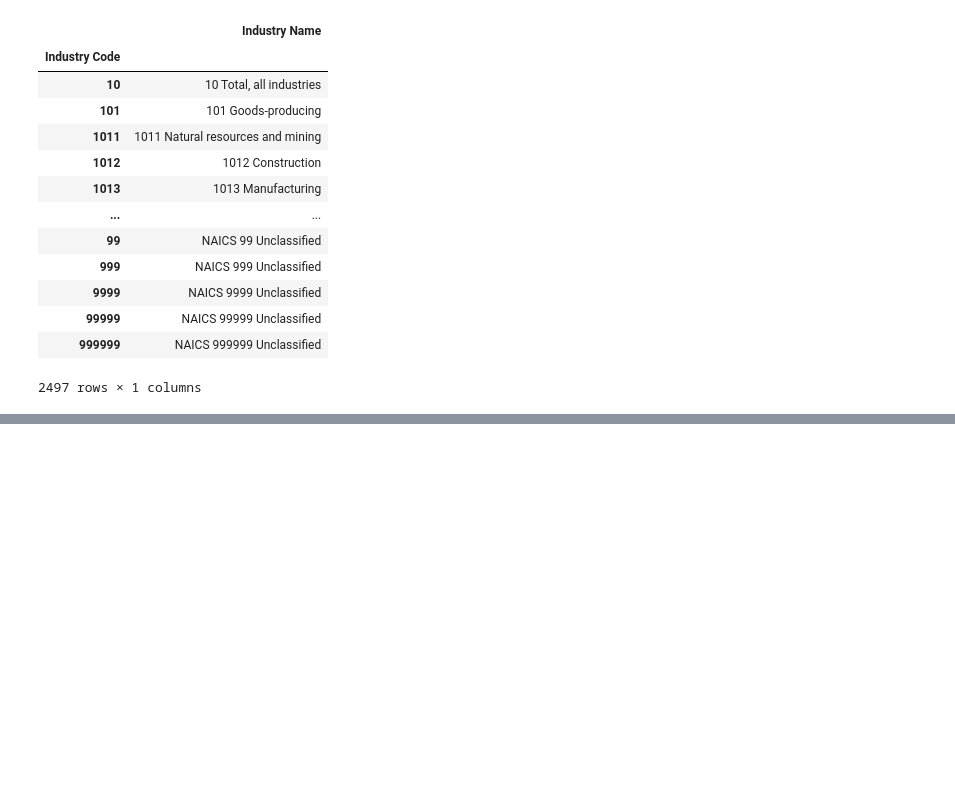
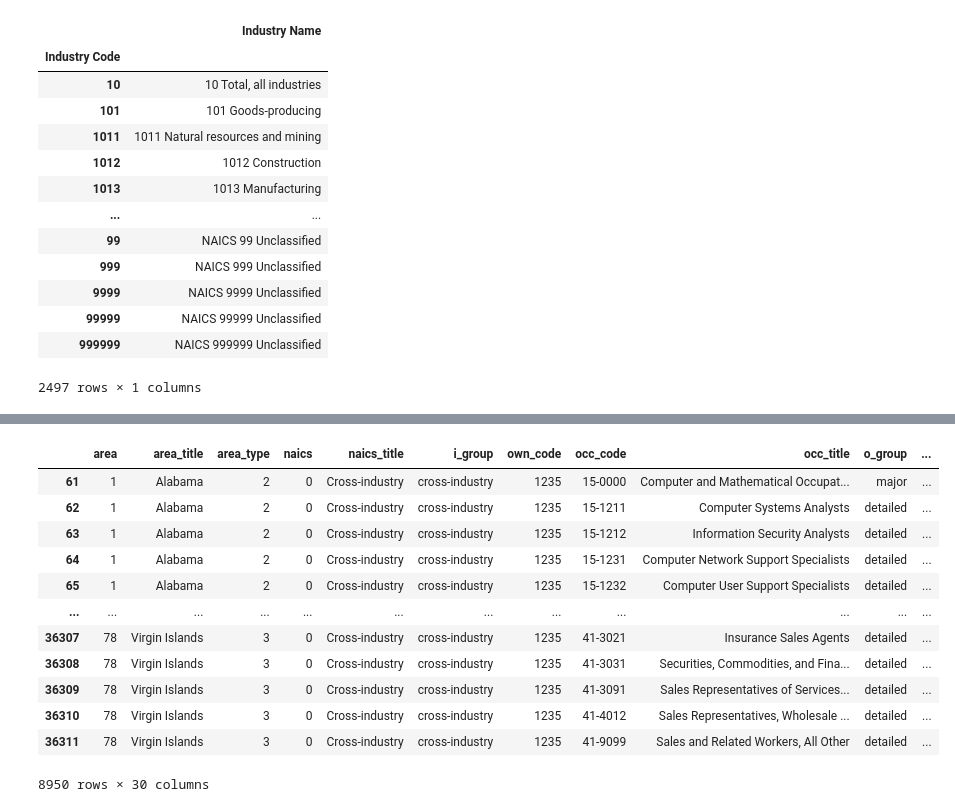
Before and after one commit to tah96/Career-Evaluation-Tool, a Jupyter notebook: geo_data_csvs/csv_cleaner.ipynb, the cells around one changed output, grey strips where cells are left out. Cells and saved outputs as stored; diff of their text form; code cells hidden in the pictures; blank space fills up the shorter version.

```diff
--- a/geo_data_csvs/csv_cleaner.ipynb
+++ b/geo_data_csvs/csv_cleaner.ipynb
@@ -131,0 +164,20 @@ national_table
+# %%
+codes = ['15-', '23-', '25-', '29-',
+           '31-', '41-']
+
+searchstr = '|'.join(codes)
+state_table[state_table['occ_code'].str.contains(searchstr)]
+# %% [output]
+|  | area | area_title | area_type | naics | naics_title | i_group | own_code | occ_code | occ_title | o_group | ... |
+| 61 | 1 | Alabama | 2 | 0 | Cross-industry | cross-industry | 1235 | 15-0000 | Computer and Mathematical Occupat... | major | ... |
+| 62 | 1 | Alabama | 2 | 0 | Cross-industry | cross-industry | 1235 | 15-1211 | Computer Systems Analysts | detailed | ... |
+| 63 | 1 | Alabama | 2 | 0 | Cross-industry | cross-industry | 1235 | 15-1212 | Information Security Analysts | detailed | ... |
+| 64 | 1 | Alabama | 2 | 0 | Cross-industry | cross-industry | 1235 | 15-1231 | Computer Network Support Specialists | detailed | ... |
+| 65 | 1 | Alabama | 2 | 0 | Cross-industry | cross-industry | 1235 | 15-1232 | Computer User Support Specialists | detailed | ... |
+| ... | ... | ... | ... | ... | ... | ... | ... | ... | ... | ... | ... |
+| 36307 | 78 | Virgin Islands | 3 | 0 | Cross-industry | cross-industry | 1235 | 41-3021 | Insurance Sales Agents | detailed | ... |
+| 36308 | 78 | Virgin Islands | 3 | 0 | Cross-industry | cross-industry | 1235 | 41-3031 | Securities, Commodities, and Fina... | detailed | ... |
+| 36309 | 78 | Virgin Islands | 3 | 0 | Cross-industry | cross-industry | 1235 | 41-3091 | Sales Representatives of Services... | detailed | ... |
+| 36310 | 78 | Virgin Islands | 3 | 0 | Cross-industry | cross-industry | 1235 | 41-4012 | Sales Representatives, Wholesale ... | detailed | ... |
+| 36311 | 78 | Virgin Islands | 3 | 0 | Cross-industry | cross-industry | 1235 | 41-9099 | Sales and Related Workers, All Other | detailed | ... |
+8950 rows × 30 columns
```
Also changed, not shown: parts of 3 cells of this notebook.
